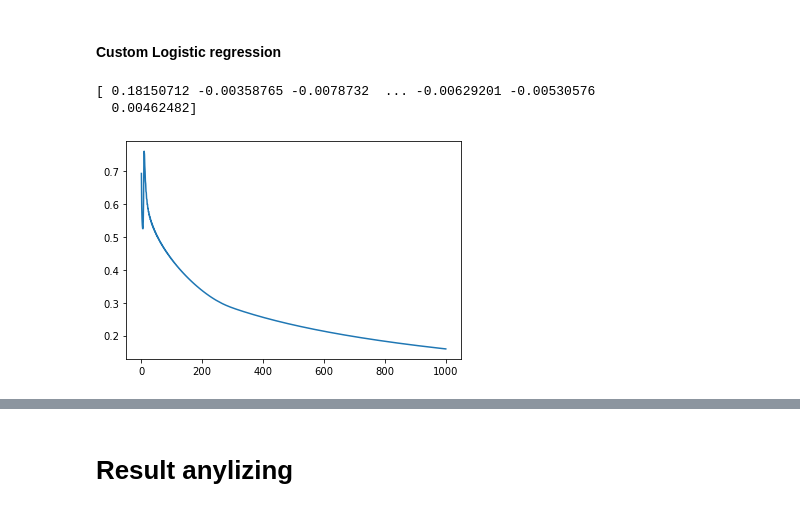
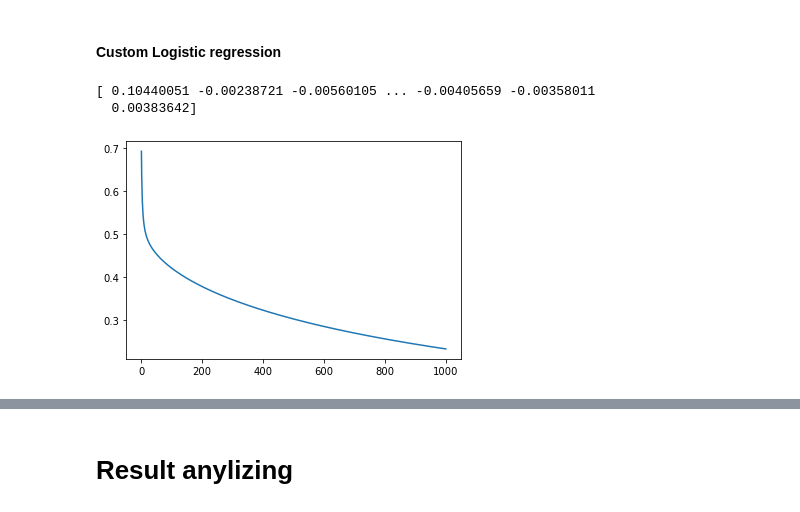
Before and after one commit to vseredovych/ML, a Jupyter notebook: IT/IT2/Logistic Regression IT2.ipynb, the cells around one changed output, grey strips where cells are left out. Drawn from its saved outputs; the diff is of its cells as text; code cells hidden in the pictures.

```diff
--- a/IT/IT2/Logistic Regression IT2.ipynb
+++ b/IT/IT2/Logistic Regression IT2.ipynb
@@ -266,11 +266,11 @@ sk_y_pred = pipe.predict(X_test)
 # %%
 %%time
 lg = CustomLogisticRegression(normalize=True)
-lg.fit(X_train, y_train, 0.002, 1000)
+lg.fit(X_train, y_train, 0.001, 1000)
 
 print(lg.coef_)
 plot_J(lg.Js)
 # %% [output]
-[ 0.18150712 -0.00358765 -0.0078732  ... -0.00629201 -0.00530576
-  0.00462482]
+[ 0.10440051 -0.00238721 -0.00560105 ... -0.00405659 -0.00358011
+  0.00383642]
-[figure, old version]
+[figure, new version]
```
Also changed, not shown: parts of 1 cell of this notebook.
